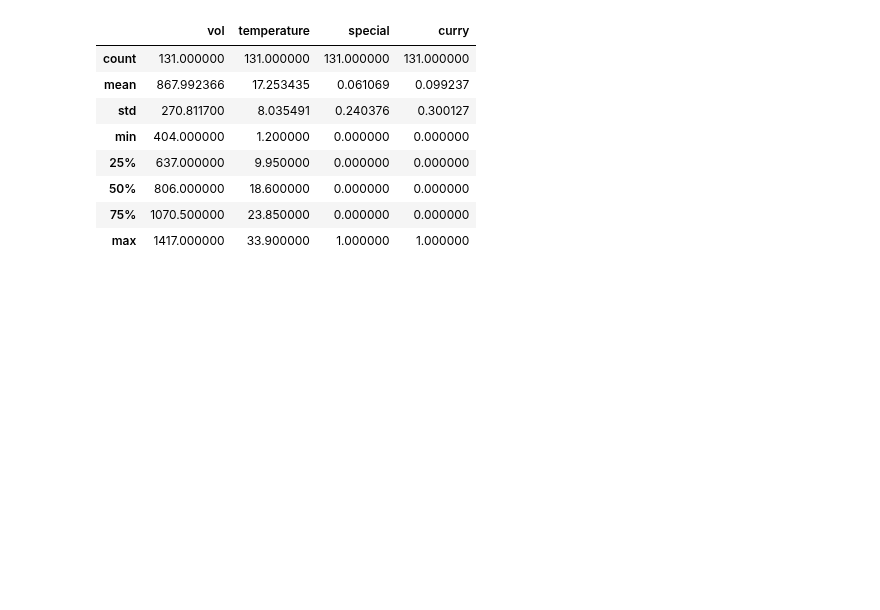
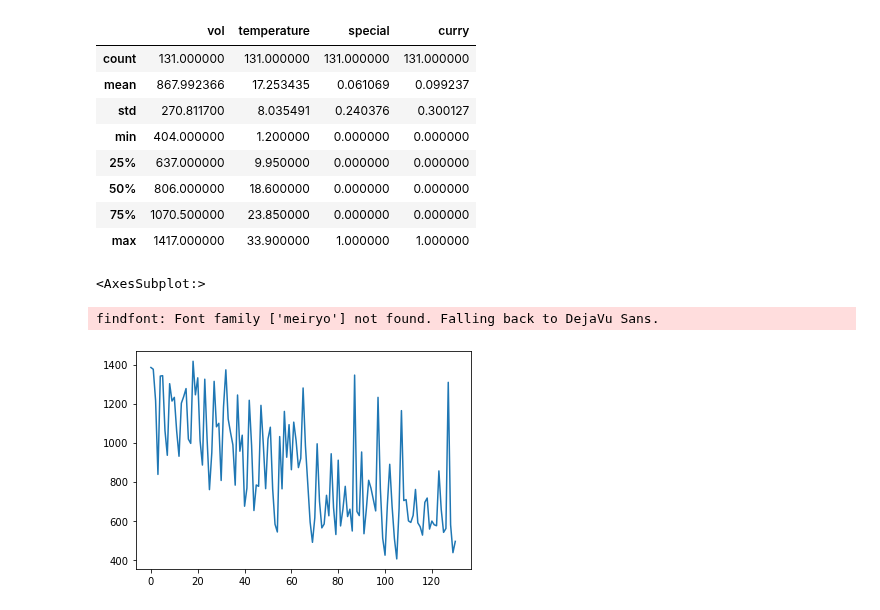
Before and after one commit to mochi2000/python, a Jupyter notebook: tutorial/task3/Untitled.ipynb, the cells around one changed output. Drawn from its saved outputs; the diff is of its cells as text; code cells hidden in the pictures; blank space fills up the shorter version.

```diff
--- a/tutorial/task3/Untitled.ipynb
+++ b/tutorial/task3/Untitled.ipynb
@@ -114,3 +114,9 @@ mae
 from matplotlib import pyplot as plt
 %matplotlib inline
 plt.rcParams['font.family'] = 'meiryo'
+# %%
+train['vol'].plot()
+# %% [output]
+<AxesSubplot:>
+findfont: Font family ['meiryo'] not found. Falling back to DejaVu Sans.
+[figure, added]
```
Also changed, not shown: parts of 1 cell of this notebook.
